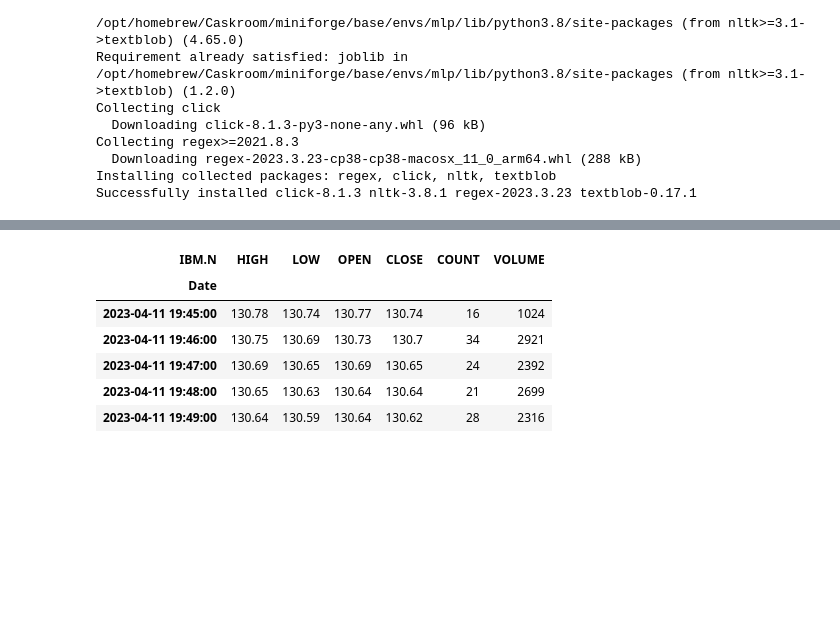
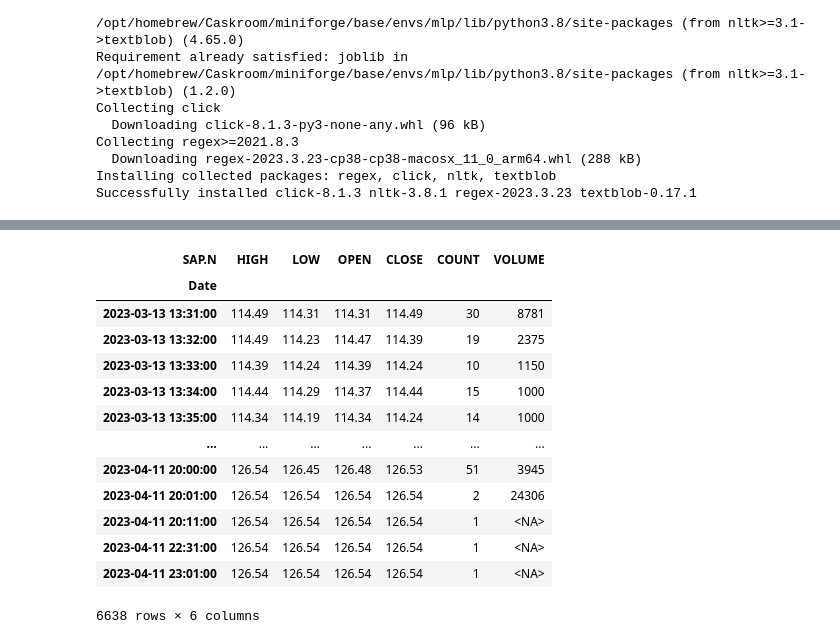
Before and after one commit to neftalivldz/tec-finanzas-2023, a Jupyter notebook: 09_Sentiment.ipynb, the cells around one changed output, grey strips where cells are left out. Drawn from its saved outputs; the diff is of its cells as text; code cells hidden in the pictures; blank space fills up the shorter version.

```diff
--- a/09_Sentiment.ipynb
+++ b/09_Sentiment.ipynb
@@ -38,5 +39,5 @@ print(start, end)
 # %%
-df = ek.get_news_headlines('R:IBM.N AND Language:LEN', date_to = end, count=100)
+df = ek.get_news_headlines('R:SAP.N AND Language:LEN', date_to = end, count=100)
 df.head()
 # %% [output]
 |  | versionCreated | text | storyId | sourceCode |
@@ -75,16 +76,23 @@ df.head()
 # %%
 start = df['versionCreated'].min().replace(hour=0,minute=0,second=0,microsecond=0).strftime('%Y/%m/%d')
 end = df['versionCreated'].max().replace(hour=0,minute=0,second=0,microsecond=0).strftime('%Y/%m/%d')
-Minute = ek.get_timeseries(["IBM.N"], start_date=start, interval="minute")
-Minute.tail()
+Minute = ek.get_timeseries(["SAP.N"], start_date=start, interval="minute")
+Minute
 # %% [output]
-| IBM.N | HIGH | LOW | OPEN | CLOSE | COUNT | VOLUME |
+| SAP.N | HIGH | LOW | OPEN | CLOSE | COUNT | VOLUME |
 | Date |  |  |  |  |  |  |
-| 2023-04-11 19:45:00 | 130.78 | 130.74 | 130.77 | 130.74 | 16 | 1024 |
-| 2023-04-11 19:46:00 | 130.75 | 130.69 | 130.73 | 130.7 | 34 | 2921 |
-| 2023-04-11 19:47:00 | 130.69 | 130.65 | 130.69 | 130.65 | 24 | 2392 |
-| 2023-04-11 19:48:00 | 130.65 | 130.63 | 130.64 | 130.64 | 21 | 2699 |
-| 2023-04-11 19:49:00 | 130.64 | 130.59 | 130.64 | 130.62 | 28 | 2316 |
+| 2023-03-13 13:31:00 | 114.49 | 114.31 | 114.31 | 114.49 | 30 | 8781 |
+| 2023-03-13 13:32:00 | 114.49 | 114.23 | 114.47 | 114.39 | 19 | 2375 |
+| 2023-03-13 13:33:00 | 114.39 | 114.24 | 114.39 | 114.24 | 10 | 1150 |
+| 2023-03-13 13:34:00 | 114.44 | 114.29 | 114.37 | 114.44 | 15 | 1000 |
+| 2023-03-13 13:35:00 | 114.34 | 114.19 | 114.34 | 114.24 | 14 | 1000 |
+| ... | ... | ... | ... | ... | ... | ... |
+| 2023-04-11 20:00:00 | 126.54 | 126.45 | 126.48 | 126.53 | 51 | 3945 |
+| 2023-04-11 20:01:00 | 126.54 | 126.54 | 126.54 | 126.54 | 2 | 24306 |
+| 2023-04-11 20:11:00 | 126.54 | 126.54 | 126.54 | 126.54 | 1 | <NA> |
+| 2023-04-11 22:31:00 | 126.54 | 126.54 | 126.54 | 126.54 | 1 | <NA> |
+| 2023-04-11 23:01:00 | 126.54 | 126.54 | 126.54 | 126.54 | 1 | <NA> |
+6638 rows × 6 columns
 # %%
 df['twoM'] = np.nan
 df['fiveM'] = np.nan
```
Also changed, not shown: parts of 8 cells of this notebook, 2 other files.
